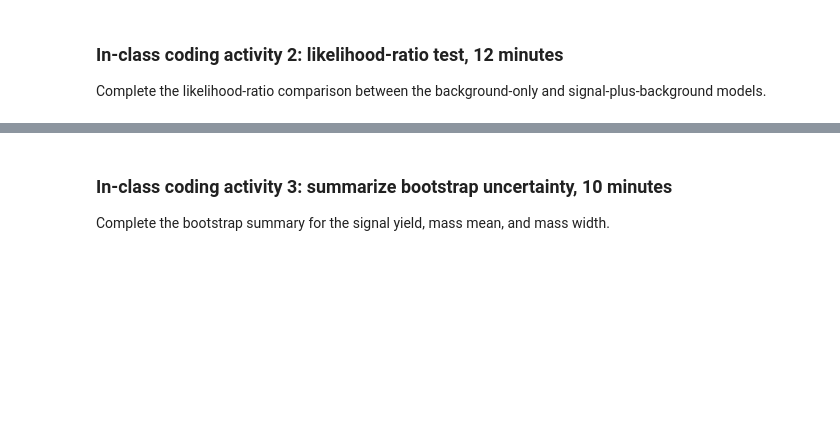
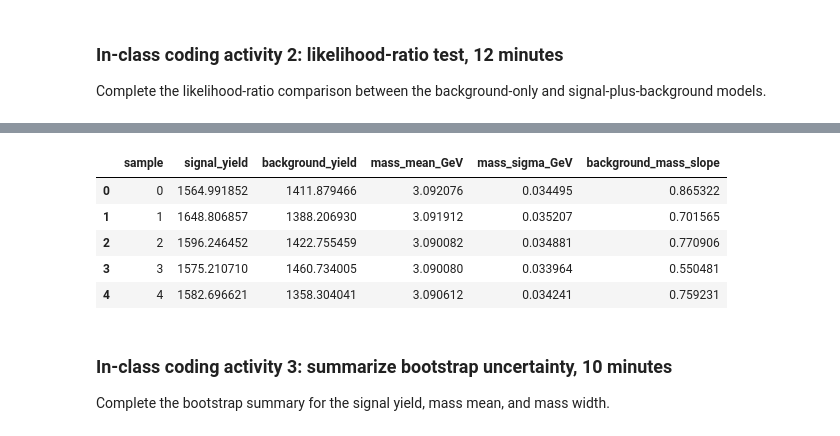
Before and after one commit to jrstevenjlab/gradcompphys, a Jupyter notebook: lectures/lecture08_9_22_26_bootstrap_jackknife_uncertainty.ipynb, the cells around one changed output, grey strips where cells are left out. Cells and saved outputs as stored; diff of their text form; code cells hidden in the pictures; blank space fills up the shorter version.

```diff
--- a/lectures/lecture08_9_22_26_bootstrap_jackknife_uncertainty.ipynb
+++ b/lectures/lecture08_9_22_26_bootstrap_jackknife_uncertainty.ipynb
@@ -576,7 +680,6 @@ def simulate_from_full_model(parameters, rng):
     is_signal = rng.uniform(size=n_events) < signal_probability
 
     simulated_mass = np.empty(n_events)
-    simulated_pt = np.empty(n_events)
 
     n_signal = int(is_signal.sum())
     n_background = n_events - n_signal
@@ -588,52 +691,47 @@ def simulate_from_full_model(parameters, rng):
         *MASS_RANGE,
         rng,
     )
-    simulated_pt[is_signal] = sample_truncated_exponential(
-        n_signal,
-        parameters["signal_pt_slope"],
-        *PT_RANGE,
-        rng,
-    )
 
     simulated_mass[~is_signal] = sample_truncated_exponential(
         n_background,
         parameters["background_mass_slope"],
         *MASS_RANGE,
         rng,
     )
-    simulated_pt[~is_signal] = sample_truncated_exponential(
-        n_background,
-        parameters["background_pt_slope"],
-        *PT_RANGE,
-        rng,
-    )
 
-    return pd.DataFrame({"dimuon_mass_GeV": simulated_mass, "dimuon_pt_GeV": simulated_pt})
+    return pd.DataFrame({"dimuon_mass_GeV": simulated_mass})
 
 
 def fit_full_model(data, starting_point=full_fit_result.x):
     return minimize(
         negative_log_likelihood_full,
         x0=starting_point,
         args=(data,),
         method="L-BFGS-B",
         bounds=full_parameter_bounds,
         options={"maxiter": 20000, "ftol": 1.0e-9},
     )
 
 bootstrap_rows = []
 number_of_bootstrap_samples = 80
 
 for sample_index in range(number_of_bootstrap_samples):
     bootstrap_data = simulate_from_full_model(full_fit_parameters, rng)
     bootstrap_fit = fit_full_model(bootstrap_data)
     if not bootstrap_fit.success:
         continue
     bootstrap_parameters = unpack_full_parameters(bootstrap_fit.x)
     bootstrap_rows.append({"sample": sample_index, **bootstrap_parameters.to_dict()})
 
 bootstrap_results = pd.DataFrame(bootstrap_rows)
 bootstrap_results.head()
+# %% [output]
+|  | sample | signal_yield | background_yield | mass_mean_GeV | mass_sigma_GeV | background_mass_slope |
+| 0 | 0 | 1564.991852 | 1411.879466 | 3.092076 | 0.034495 | 0.865322 |
+| 1 | 1 | 1648.806857 | 1388.206930 | 3.091912 | 0.035207 | 0.701565 |
+| 2 | 2 | 1596.246452 | 1422.755459 | 3.090082 | 0.034881 | 0.770906 |
+| 3 | 3 | 1575.210710 | 1460.734005 | 3.090080 | 0.033964 | 0.550481 |
+| 4 | 4 | 1582.696621 | 1358.304041 | 3.090612 | 0.034241 | 0.759231 |
 # %% [markdown]
 ### In-class coding activity 3: summarize bootstrap uncertainty, 10 minutes
 
```
Also changed, not shown: parts of 33 cells of this notebook, 2 other files.
